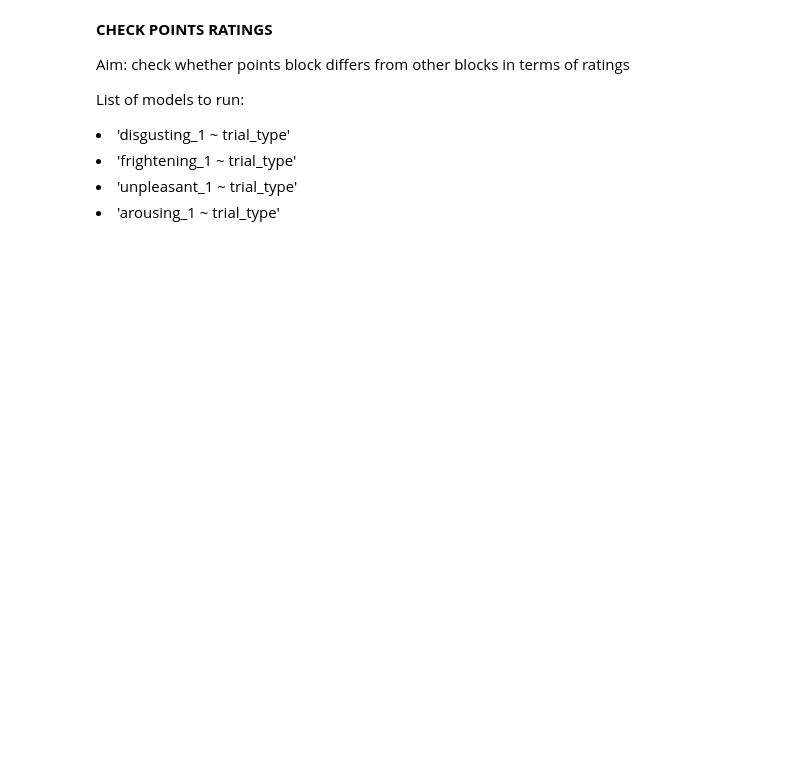
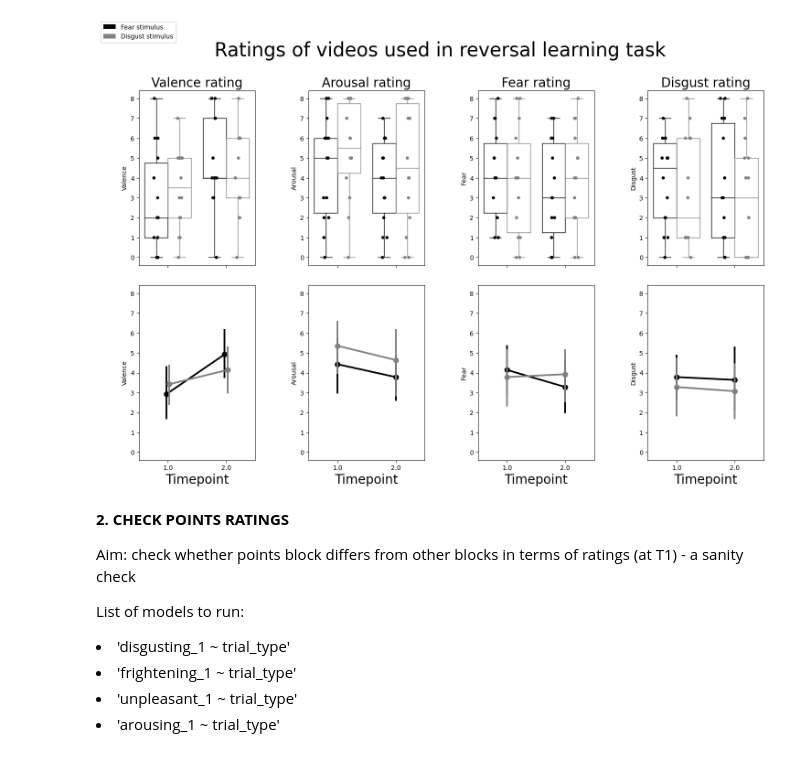
Before and after one commit to emilybagley/disgust_reversal_learning-RR, a Jupyter notebook: 1_video_ratings_analysis.ipynb, the cells around one changed output. Saved outputs shown, nothing was run; the diff lists cells and outputs as text; code cells hidden in the pictures; blank space fills up the shorter version.

```diff
--- a/1_video_ratings_analysis.ipynb
+++ b/1_video_ratings_analysis.ipynb
@@ -211,6 +183,56 @@ Group Var              0.396    1.677
+# %%
+#example plot
+fig, axes = plt.subplots(2,4, sharex='col', sharey='col')
+title="Ratings of videos used in reversal learning task"
+plt.suptitle(title, fontsize=30)
+fig.tight_layout(pad=0.5)
+fig.set_size_inches(15, 10)
+
+palette = {'fear': '0',
+            'disgust': '0.5'}
+sns.stripplot(data=long_chosen_stim_df, ax=axes[0,0], x='Timepoint', y='Valence', hue='trial_type', dodge=True, palette=palette)
+sns.boxplot(data=long_chosen_stim_df, ax=axes[0,0], x='Timepoint', y='Valence', hue='trial_type', fill=False, palette=palette, linewidth=1)
+axes[0,0].get_legend().set_visible(False)
+axes[0,0].set_title("Valence rating", fontsize=20)
+
+sns.pointplot(data=long_chosen_stim_df, ax=axes[1,0], x='Timepoint', y='Valence', hue='trial_type', dodge=True, palette=palette)
+axes[1,0].get_legend().set_visible(False)
+axes[1,0].xaxis.get_label().set_fontsize(20)
+
+sns.stripplot(data=long_chosen_stim_df, ax=axes[0,1], x='Timepoint', y='Arousal', hue='trial_type', dodge=True, palette=palette)
+sns.boxplot(data=long_chosen_stim_df, ax=axes[0,1], x='Timepoint', y='Arousal', hue='trial_type', fill=False, palette=palette, linewidth=1)
+axes[0,1].get_legend().set_visible(False)
+axes[0,1].set_title("Arousal rating", fontsize=20)
+
+sns.pointplot(data=long_chosen_stim_df, ax=axes[1,1], x='Timepoint', y='Arousal', hue='trial_type', dodge=False, palette=palette)
+axes[1,1].get_legend().set_visible(False)
+axes[1,1].xaxis.get_label().set_fontsize(20)
+
+sns.stripplot(data=long_chosen_stim_df, ax=axes[0,2], x='Timepoint', y='Fear', hue='trial_type', dodge=True, palette=palette)
+sns.boxplot(data=long_chosen_stim_df, ax=axes[0,2], x='Timepoint', y='Fear', hue='trial_type', fill=False, palette=palette, linewidth=1)
+axes[0,2].get_legend().set_visible(False)
+axes[0,2].set_title("Fear rating", fontsize=20)
+
+sns.pointplot(data=long_chosen_stim_df, ax=axes[1,2], x='Timepoint', y='Fear', hue='trial_type', dodge=False, palette=palette)
+axes[1,2].get_legend().set_visible(False)
+axes[1,2].xaxis.get_label().set_fontsize(20)
+
+sns.stripplot(data=long_chosen_stim_df, ax=axes[0,3], x='Timepoint', y='Disgust', hue='trial_type', dodge=True, palette=palette)
+sns.boxplot(data=long_chosen_stim_df, ax=axes[0,3], x='Timepoint', y='Disgust', hue='trial_type', fill=False, palette=palette, linewidth=1)
+axes[0,3].get_legend().set_visible(False)
+axes[0,3].set_title("Disgust rating", fontsize=20)
+
+sns.pointplot(data=long_chosen_stim_df, ax=axes[1,3], x='Timepoint', y='Disgust', hue='trial_type', dodge=False, palette=palette)
+axes[1,3].get_legend().set_visible(False)
+axes[1,3].xaxis.get_label().set_fontsize(20)
+
+plt.figlegend(loc='center left', bbox_to_anchor=(0,1),  handles=[mpatches.Patch(facecolor='0'), mpatches.Patch(facecolor='0.5')], labels=['Fear stimulus', 'Disgust stimulus'])
+plt.show()
+# %% [output]
+[figure, added]
 # %% [markdown]
-<b>CHECK POINTS RATINGS</b>
-<p>Aim: check whether points block differs from other blocks in terms of ratings</p>
+<b>2. CHECK POINTS RATINGS</b>
+<p>Aim: check whether points block differs from other blocks in terms of ratings (at T1) - a sanity check</p>
 <p>List of models to run: </p>
 <li>'disgusting_1 ~ trial_type'
 <li>'frightening_1 ~ trial_type'
```
Also changed, not shown: parts of 17 cells of this notebook, 9 other files.
